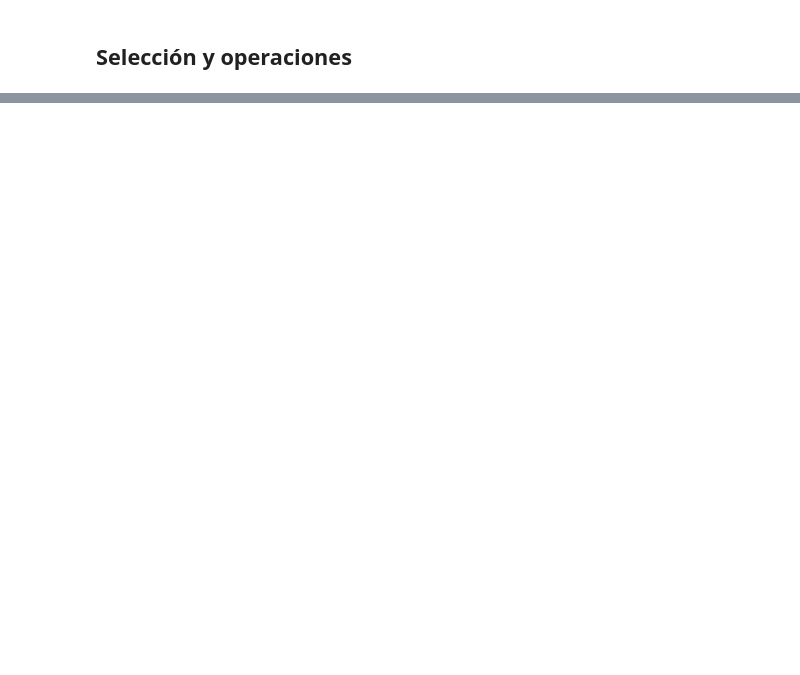
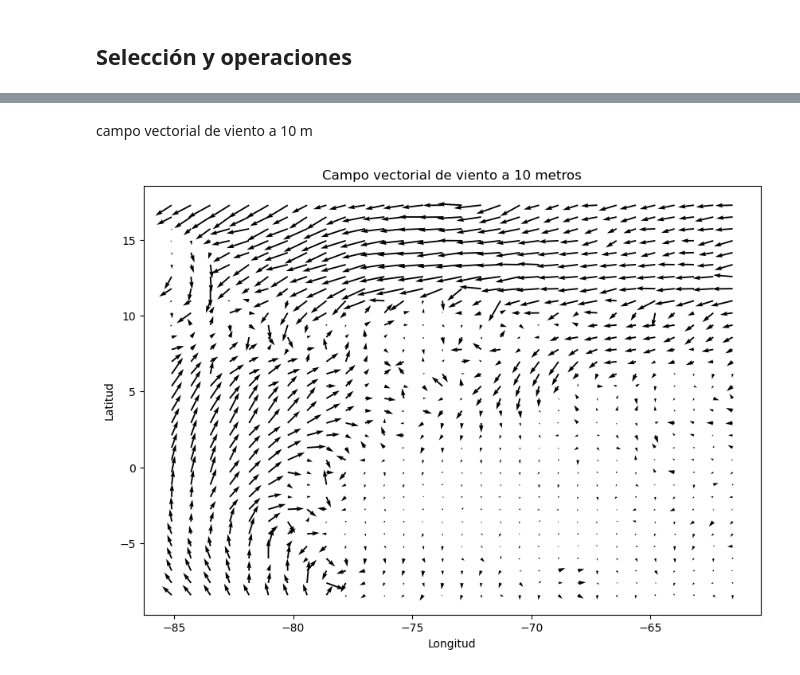
Before and after one commit to jpantojac/wrf-course, a Jupyter notebook: notebooks/03_xarray_netcdf.ipynb, the cells around one changed output, grey strips where cells are left out. Drawn from its saved outputs; the diff is of its cells as text; code cells hidden in the pictures; blank space fills up the shorter version.

```diff
--- a/notebooks/03_xarray_netcdf.ipynb
+++ b/notebooks/03_xarray_netcdf.ipynb
@@ -30,0 +135,24 @@ print('Valor en celda central (K):', float(val))
+# %% [markdown]
+campo vectorial de viento a 10 m
+# %%
+import numpy as np
+
+# Seleccionar componentes U y V del viento a 10 m y el primer tiempo
+u10 = ds["U10"].isel(Time=0)
+v10 = ds["V10"].isel(Time=0)
+
+# Submuestrear para evitar demasiados vectores en el gráfico (cada 10 puntos)
+step = 10
+u10_sub = u10[::step, ::step]
+v10_sub = v10[::step, ::step]
+lats_sub = lats[::step, ::step]
+lons_sub = lons[::step, ::step]
+
+plt.figure(figsize=(10,7))
+plt.quiver(lons_sub, lats_sub, u10_sub, v10_sub)
+plt.title("Campo vectorial de viento a 10 metros")
+plt.xlabel("Longitud")
+plt.ylabel("Latitud")
+plt.show()
+# %% [output]
+[figure, added]
```
Also changed, not shown: parts of 14 cells of this notebook, 5 other files.
